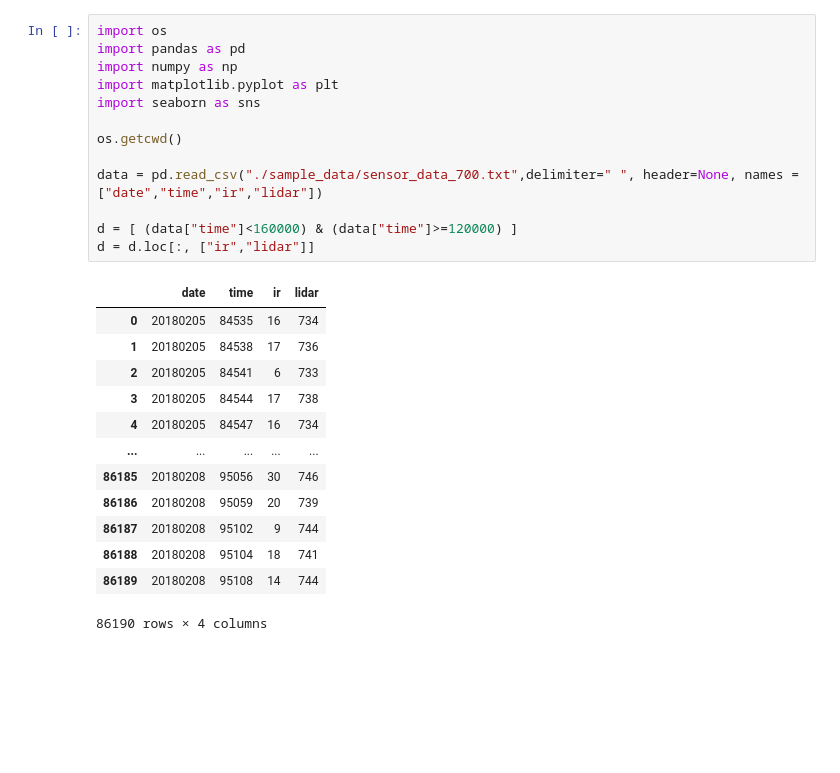
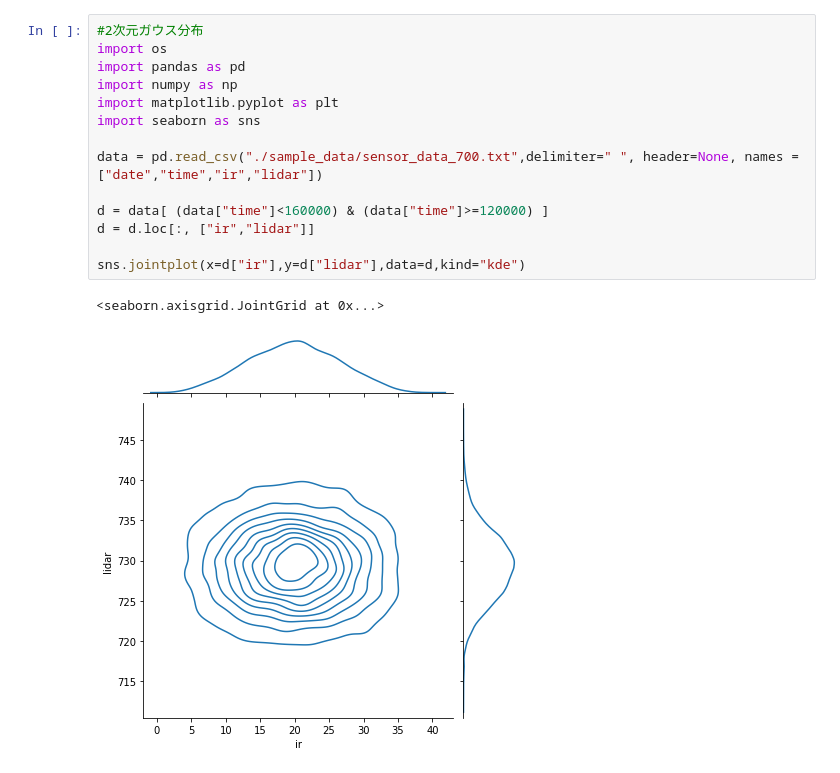
Before and after one commit to AkinaNagai/ori_lnpr_book_codes, a Jupyter notebook: section_sensor/multi_gauss1.ipynb, the cells around one changed output. Drawn from its saved outputs; the diff is of its cells as text; blank space fills up the shorter version.

```diff
--- a/section_sensor/multi_gauss1.ipynb
+++ b/section_sensor/multi_gauss1.ipynb
@@ -1,27 +1,17 @@
 # %%
+#2次元ガウス分布
 import os
 import pandas as pd
 import numpy as np
 import matplotlib.pyplot as plt
 import seaborn as sns
 
-os.getcwd()
-
 data = pd.read_csv("./sample_data/sensor_data_700.txt",delimiter=" ", header=None, names = ["date","time","ir","lidar"])
 
-d = [ (data["time"]<160000) & (data["time"]>=120000) ]
+d = data[ (data["time"]<160000) & (data["time"]>=120000) ]
 d = d.loc[:, ["ir","lidar"]]
+
+sns.jointplot(x=d["ir"],y=d["lidar"],data=d,kind="kde")
 # %% [output]
-|  | date | time | ir | lidar |
-| 0 | 20180205 | 84535 | 16 | 734 |
-| 1 | 20180205 | 84538 | 17 | 736 |
-| 2 | 20180205 | 84541 | 6 | 733 |
-| 3 | 20180205 | 84544 | 17 | 738 |
-| 4 | 20180205 | 84547 | 16 | 734 |
-| ... | ... | ... | ... | ... |
-| 86185 | 20180208 | 95056 | 30 | 746 |
-| 86186 | 20180208 | 95059 | 20 | 739 |
-| 86187 | 20180208 | 95102 | 9 | 744 |
-| 86188 | 20180208 | 95104 | 18 | 741 |
-| 86189 | 20180208 | 95108 | 14 | 744 |
-86190 rows × 4 columns
+<seaborn.axisgrid.JointGrid at 0x...>
+[figure, added]
```
Also changed, not shown: parts of 3 cells of this notebook.
